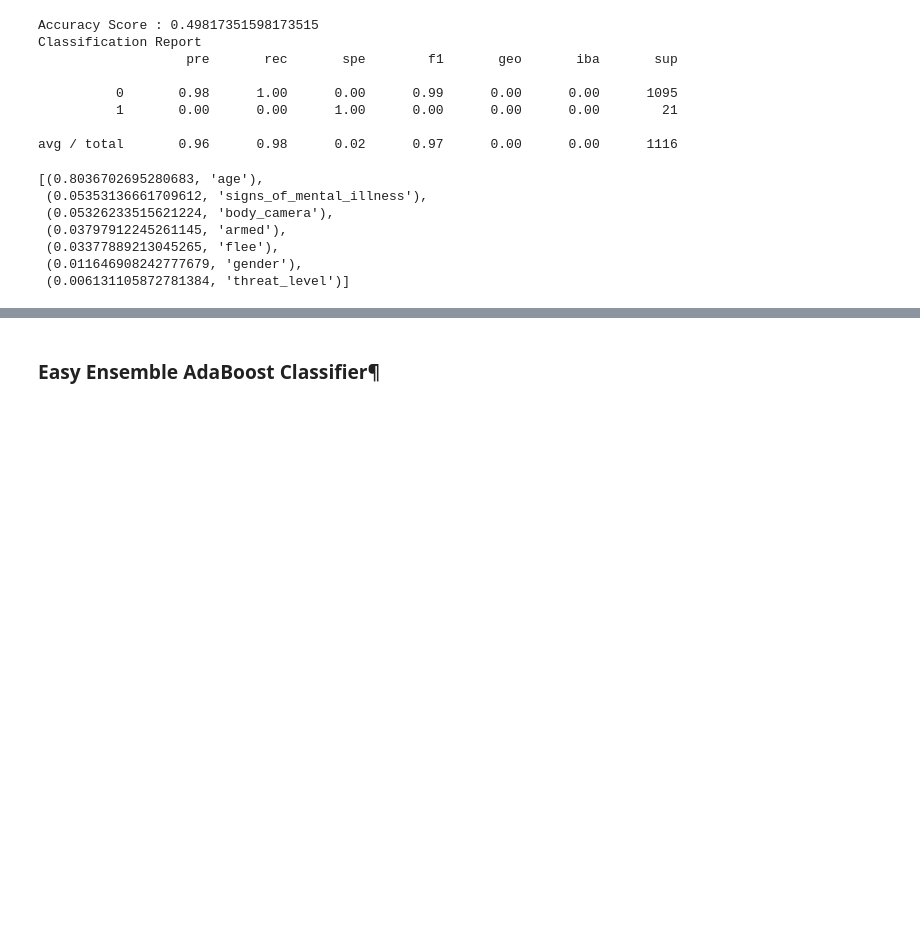
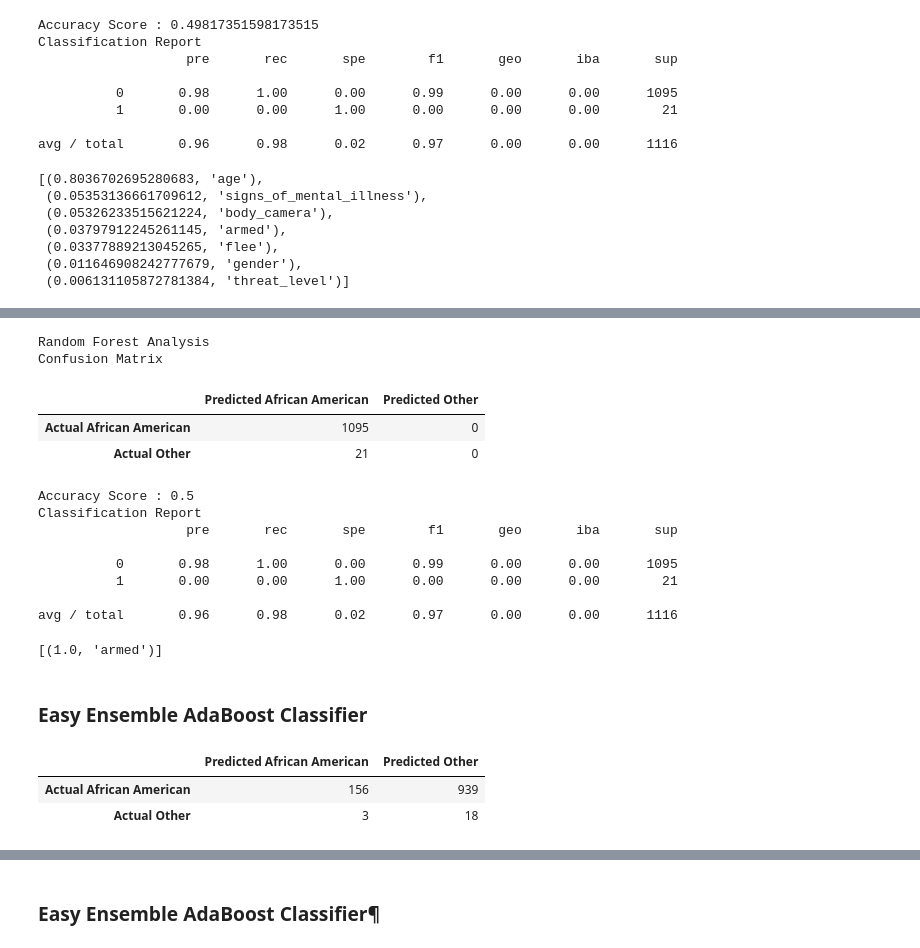
Before and after one commit to kannguyen1210/final-project-group-7, a Jupyter notebook: test_final_notebook.ipynb, the cells around one changed output, grey strips where cells are left out. Cells and saved outputs as stored; diff of their text form; code cells hidden in the pictures; blank space fills up the shorter version.

```diff
--- a/test_final_notebook.ipynb
+++ b/test_final_notebook.ipynb
@@ -438,0 +664,33 @@ sorted(zip(rf_model.feature_importances_, X.columns), reverse=True)
+# %%
+# Print the imbalanced classification report
+from imblearn.metrics import classification_report_imbalanced
+
+# Displaying results
+print("Random Forest Analysis")
+print("Confusion Matrix")
+display(cm_df)
+print(f"Accuracy Score : {acc_score}")
+print("Classification Report")
+print(classification_report_imbalanced(y_test, y_pred))
+# %% [output]
+Random Forest Analysis
+Confusion Matrix
+|  | Predicted African American | Predicted Other |
+| Actual African American | 1095 | 0 |
+| Actual Other | 21 | 0 |
+Accuracy Score : 0.5
+Classification Report
+                   pre       rec       spe        f1       geo       iba       sup
+
+          0       0.98      1.00      0.00      0.99      0.00      0.00      1095
+          1       0.00      0.00      1.00      0.00      0.00      0.00        21
+
+avg / total       0.96      0.98      0.02      0.97      0.00      0.00      1116
+# %%
+# List the features sorted in descending order by feature importance
+importances = rf_model.feature_importances_
+sorted(zip(rf_model.feature_importances_, X.columns), reverse=True)
+# %% [output]
+[(1.0, 'armed')]
+# %% [markdown]
+### Easy Ensemble AdaBoost Classifier
@@ -438,0 +706,13 @@ sorted(zip(rf_model.feature_importances_, X.columns), reverse=True)
+# %%
+# Display the confusion matrix
+cm = confusion_matrix(y_test, y_pred)
+
+# Create df for confusion matrix
+cm_df = pd.DataFrame(
+    cm, index=["Actual African American", "Actual Other"], columns=["Predicted African American", "Predicted Other"])
+
+cm_df
+# %% [output]
+|  | Predicted African American | Predicted Other |
+| Actual African American | 156 | 939 |
+| Actual Other | 3 | 18 |
```
Also changed, not shown: parts of 222 cells of this notebook.
